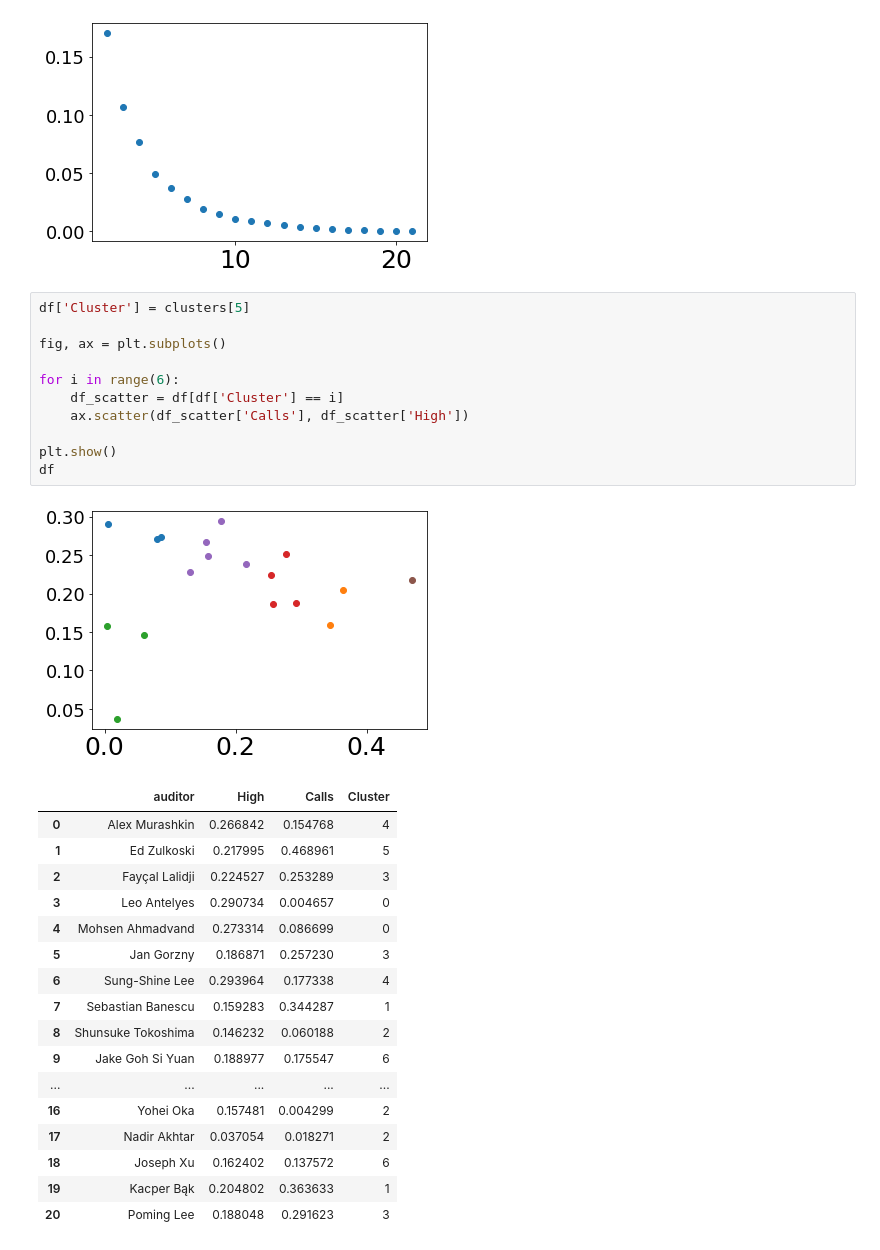
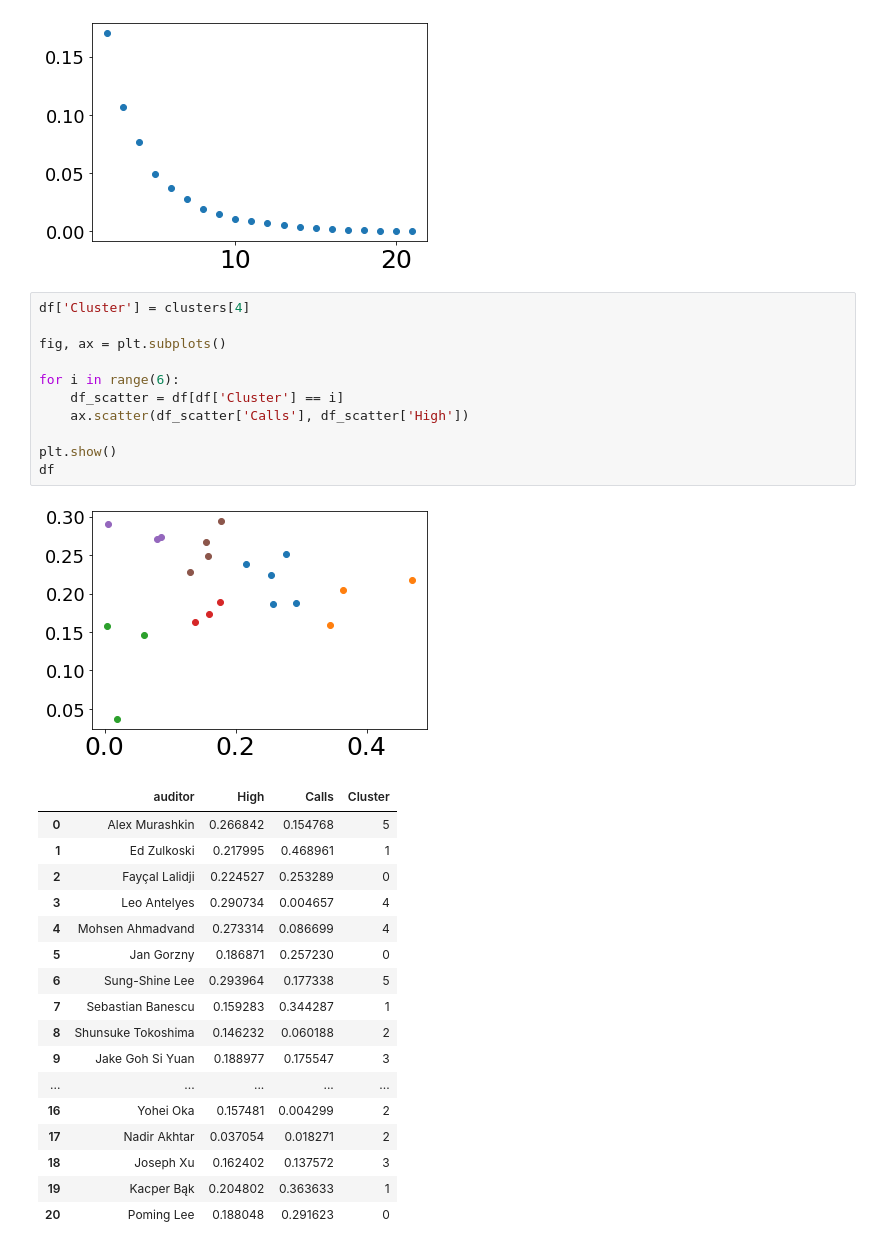
Before and after one commit to TelergySoftware/AIAGRV, a Jupyter notebook: sources/data/src/data_analisys.ipynb, the cells around one changed output. Cells and saved outputs as stored; diff of their text form.

Commit message:
[JUPYTER] — Mudança do índice do cluster para o valor correto.

```diff
--- a/sources/data/src/data_analisys.ipynb
+++ b/sources/data/src/data_analisys.ipynb
@@ -263,32 +263,32 @@ plt.scatter(range(2, len(auditors)), sse)
 <matplotlib.collections.PathCollection at 0x...>
 [figure]
 # %%
-df['Cluster'] = clusters[5]
+df['Cluster'] = clusters[4]
 
 fig, ax = plt.subplots()
 
 for i in range(6):
     df_scatter = df[df['Cluster'] == i]
     ax.scatter(df_scatter['Calls'], df_scatter['High'])
 
 plt.show()
 df
 # %% [output]
-[figure, old version]
+[figure, new version]
 |  | auditor | High | Calls | Cluster |
-| 0 | Alex Murashkin | 0.266842 | 0.154768 | 4 |
-| 1 | Ed Zulkoski | 0.217995 | 0.468961 | 5 |
-| 2 | Fayçal Lalidji | 0.224527 | 0.253289 | 3 |
-| 3 | Leo Antelyes | 0.290734 | 0.004657 | 0 |
-| 4 | Mohsen Ahmadvand | 0.273314 | 0.086699 | 0 |
-| 5 | Jan Gorzny | 0.186871 | 0.257230 | 3 |
-| 6 | Sung-Shine Lee | 0.293964 | 0.177338 | 4 |
+| 0 | Alex Murashkin | 0.266842 | 0.154768 | 5 |
+| 1 | Ed Zulkoski | 0.217995 | 0.468961 | 1 |
+| 2 | Fayçal Lalidji | 0.224527 | 0.253289 | 0 |
+| 3 | Leo Antelyes | 0.290734 | 0.004657 | 4 |
+| 4 | Mohsen Ahmadvand | 0.273314 | 0.086699 | 4 |
+| 5 | Jan Gorzny | 0.186871 | 0.257230 | 0 |
+| 6 | Sung-Shine Lee | 0.293964 | 0.177338 | 5 |
 | 7 | Sebastian Banescu | 0.159283 | 0.344287 | 1 |
 | 8 | Shunsuke Tokoshima | 0.146232 | 0.060188 | 2 |
-| 9 | Jake Goh Si Yuan | 0.188977 | 0.175547 | 6 |
+| 9 | Jake Goh Si Yuan | 0.188977 | 0.175547 | 3 |
 | ... | ... | ... | ... | ... |
 | 16 | Yohei Oka | 0.157481 | 0.004299 | 2 |
 | 17 | Nadir Akhtar | 0.037054 | 0.018271 | 2 |
-| 18 | Joseph Xu | 0.162402 | 0.137572 | 6 |
+| 18 | Joseph Xu | 0.162402 | 0.137572 | 3 |
 | 19 | Kacper Bąk | 0.204802 | 0.363633 | 1 |
-| 20 | Poming Lee | 0.188048 | 0.291623 | 3 |
+| 20 | Poming Lee | 0.188048 | 0.291623 | 0 |
```
